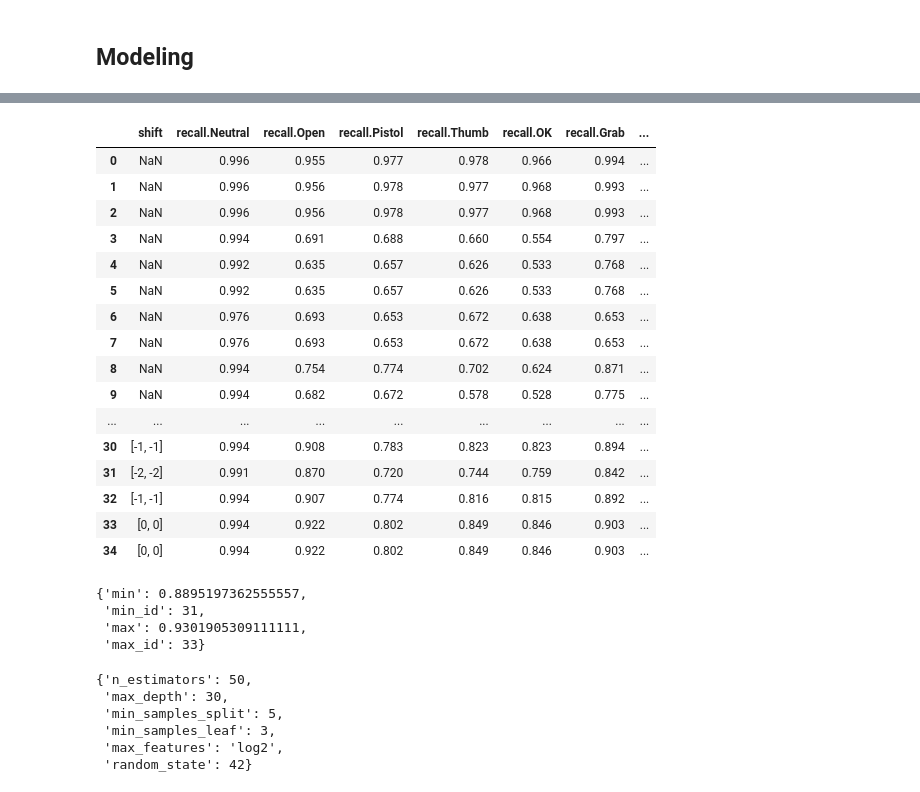
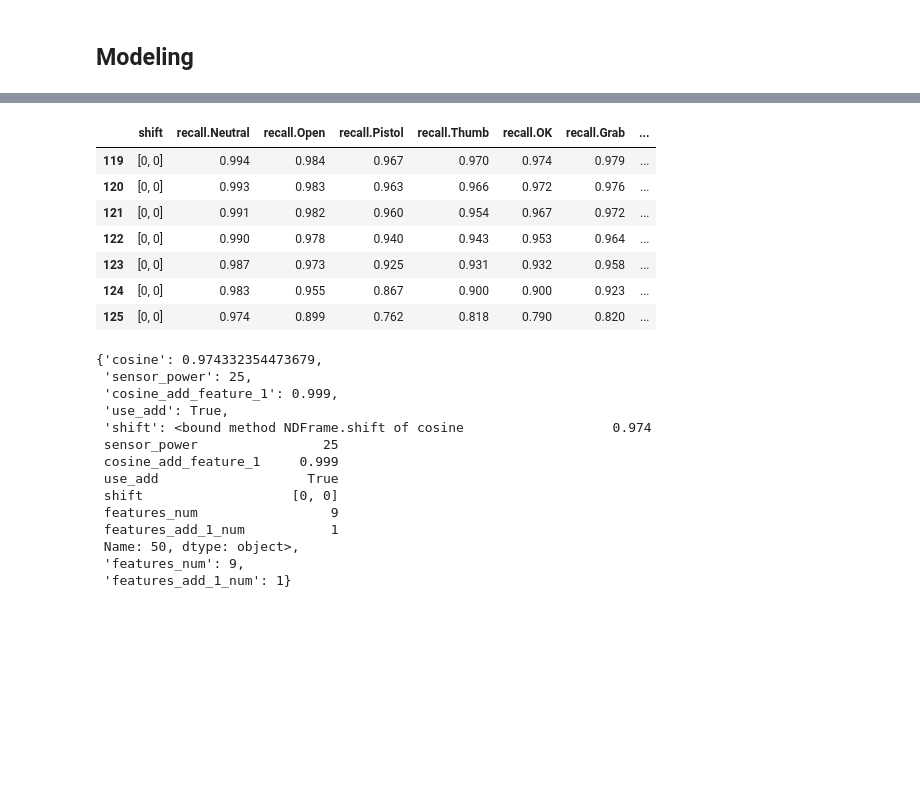
Before and after one commit to AndrewVolkovPython/Motorika, a Jupyter notebook: main.ipynb, the cells around one changed output, grey strips where cells are left out. Saved outputs shown, nothing was run; the diff lists cells and outputs as text; code cells hidden in the pictures; blank space fills up the shorter version.

```diff
--- a/main.ipynb
+++ b/main.ipynb
@@ -191,0 +161,3 @@ processor.graph_sensor_gestures(range(500, 1300),2)
+# %%
+steps = processor.get_cosine_steps(15)[:-3]
+steps
@@ -204,0 +230,16 @@ See the caveats in the documentation: https://pandas.pydata.org/pandas-docs/stab
+# %%
+for step in steps:
+    selection_params['cosine'] = step
+    processor.fit_and_predict(pilote_id, 'rf', rf_params, selection_params, use_add=False, stat_file = 'st.json' )
+
+for step in steps:
+    selection_params['cosine'] = step
+    processor.fit_and_predict(pilote_id, 'rf', rf_params, selection_params, use_add=True, stat_file = 'st.json' )
+
+for step in steps:
+    selection_params['cosine'] = step
+    processor.fit_and_predict(pilote_id, 'lgb', lgb_params, selection_params, use_add=False, stat_file = 'st.json' )
+
+for step in steps:
+    selection_params['cosine'] = step
+    processor.fit_and_predict(pilote_id, 'lgb', lgb_params, selection_params, use_add=True, stat_file = 'st.json' )
@@ -290,2 +349,2 @@ processor.save_stat('stats.json', model_parameters)
 # %%
-stat = processor.get_stat('stats.json')
+stat = processor.get_stat('st.json')
@@ -300,27 +351,11 @@ stat.tail(3)
 # %%
-stat.filter(regex='^(recall|f1|shift)')
+stat.filter(regex='^(recall|f1|shift)').tail(7)
 # %% [output]
 |  | shift | recall.Neutral | recall.Open | recall.Pistol | recall.Thumb | recall.OK | recall.Grab | ... |
-| 0 | NaN | 0.996 | 0.955 | 0.977 | 0.978 | 0.966 | 0.994 | ... |
-| 1 | NaN | 0.996 | 0.956 | 0.978 | 0.977 | 0.968 | 0.993 | ... |
-| 2 | NaN | 0.996 | 0.956 | 0.978 | 0.977 | 0.968 | 0.993 | ... |
-| 3 | NaN | 0.994 | 0.691 | 0.688 | 0.660 | 0.554 | 0.797 | ... |
-| 4 | NaN | 0.992 | 0.635 | 0.657 | 0.626 | 0.533 | 0.768 | ... |
-| 5 | NaN | 0.992 | 0.635 | 0.657 | 0.626 | 0.533 | 0.768 | ... |
-| 6 | NaN | 0.976 | 0.693 | 0.653 | 0.672 | 0.638 | 0.653 | ... |
-| 7 | NaN | 0.976 | 0.693 | 0.653 | 0.672 | 0.638 | 0.653 | ... |
-| 8 | NaN | 0.994 | 0.754 | 0.774 | 0.702 | 0.624 | 0.871 | ... |
-| 9 | NaN | 0.994 | 0.682 | 0.672 | 0.578 | 0.528 | 0.775 | ... |
-| ... | ... | ... | ... | ... | ... | ... | ... | ... |
-| 30 | [-1, -1] | 0.994 | 0.908 | 0.783 | 0.823 | 0.823 | 0.894 | ... |
-| 31 | [-2, -2] | 0.991 | 0.870 | 0.720 | 0.744 | 0.759 | 0.842 | ... |
-| 32 | [-1, -1] | 0.994 | 0.907 | 0.774 | 0.816 | 0.815 | 0.892 | ... |
-| 33 | [0, 0] | 0.994 | 0.922 | 0.802 | 0.849 | 0.846 | 0.903 | ... |
-| 34 | [0, 0] | 0.994 | 0.922 | 0.802 | 0.849 | 0.846 | 0.903 | ... |
+| 119 | [0, 0] | 0.994 | 0.984 | 0.967 | 0.970 | 0.974 | 0.979 | ... |
+| 120 | [0, 0] | 0.993 | 0.983 | 0.963 | 0.966 | 0.972 | 0.976 | ... |
+| 121 | [0, 0] | 0.991 | 0.982 | 0.960 | 0.954 | 0.967 | 0.972 | ... |
+| 122 | [0, 0] | 0.990 | 0.978 | 0.940 | 0.943 | 0.953 | 0.964 | ... |
+| 123 | [0, 0] | 0.987 | 0.973 | 0.925 | 0.931 | 0.932 | 0.958 | ... |
+| 124 | [0, 0] | 0.983 | 0.955 | 0.867 | 0.900 | 0.900 | 0.923 | ... |
+| 125 | [0, 0] | 0.974 | 0.899 | 0.762 | 0.818 | 0.790 | 0.820 | ... |
-# %%
-processor.get_min_max_stat_for_pilote(stat,1)
-# %% [output]
-{'min': 0.8895197362555557,
- 'min_id': 31,
- 'max': 0.9301905309111111,
- 'max_id': 33}
@@ -327,9 +364,18 @@ processor.get_min_max_stat_for_pilote(stat,1)
 # %%
-processor.get_model_params_by_id(stat, 33)
+processor.get_model_params_by_id(stat, 50)
+processor.get_params_by_id(stat, 50)
 # %% [output]
-{'n_estimators': 50,
- 'max_depth': 30,
- 'min_samples_split': 5,
- 'min_samples_leaf': 3,
- 'max_features': 'log2',
- 'random_state': 42}
+{'cosine': 0.974332354473679,
+ 'sensor_power': 25,
+ 'cosine_add_feature_1': 0.999,
+ 'use_add': True,
+ 'shift': <bound method NDFrame.shift of cosine                   0.974
+ sensor_power                25
+ cosine_add_feature_1     0.999
+ use_add                   True
+ shift                   [0, 0]
+ features_num                 9
+ features_add_1_num           1
+ Name: 50, dtype: object>,
+ 'features_num': 9,
+ 'features_add_1_num': 1}
```
Also changed, not shown: parts of 42 cells of this notebook.
